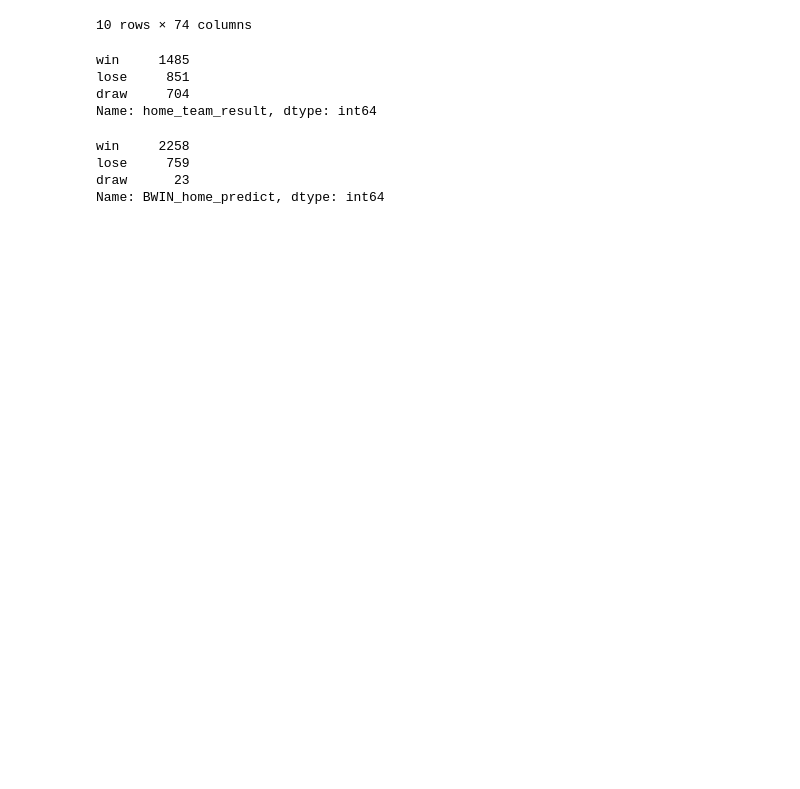
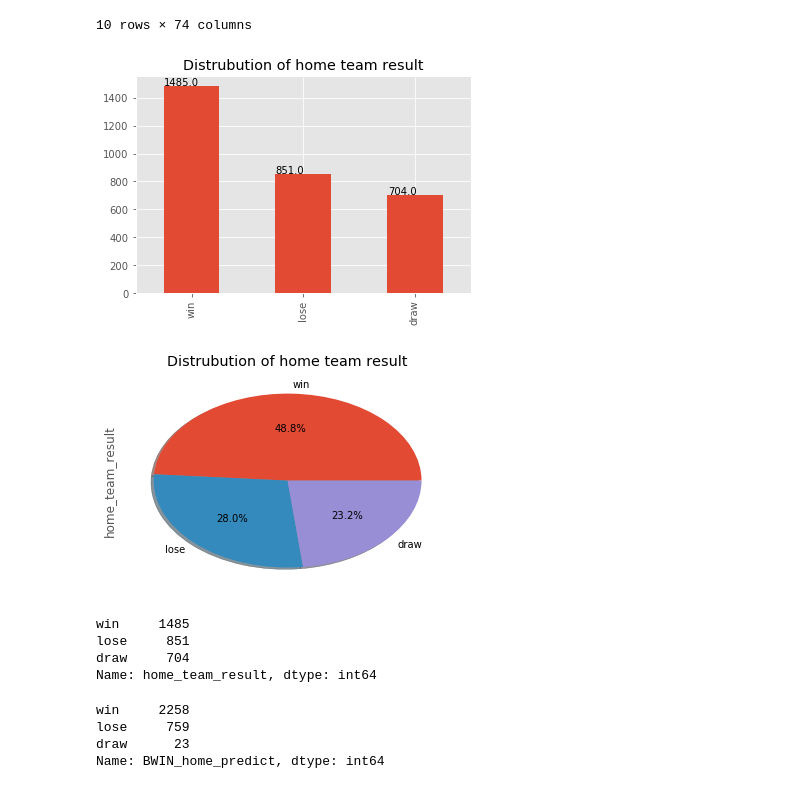
Before and after one commit to psalaberria002/machine-learning, a Jupyter notebook: projects/capstone/laliga_predictions/laliga_predictions.ipynb, the cells around one changed output. Drawn from its saved outputs; the diff is of its cells as text; code cells hidden in the pictures; blank space fills up the shorter version.

Commit message:
Add charts

```diff
--- a/projects/capstone/laliga_predictions/laliga_predictions.ipynb
+++ b/projects/capstone/laliga_predictions/laliga_predictions.ipynb
@@ -258,6 +280,26 @@ full_match_team_features.tail(10)
 | 315 | 2008/2009 | 38 | CD Numancia | Sevilla FC | 0 | 2 | 0 | ... |
 | 698 | 2009/2010 | 38 | Athletic Club de Bilbao | RC Deportivo de La Coruña | 2 | 0 | 1 | ... |
 10 rows × 74 columns
+# %%
+# Distrubution of home team result
+import matplotlib.pyplot as plt
+import matplotlib
+matplotlib.style.use('ggplot')
+
+frequencies_htr=full_match_team_features['home_team_result'].value_counts()
+fig, ax = plt.subplots()
+frequencies_htr.plot(ax=ax, kind='bar')
+for p in ax.patches:
+    ax.annotate(str(p.get_height()), (p.get_x() * 1.005, p.get_height() * 1.005))
+plt.title("Distrubution of home team result")
+
+fig2, ax2 = plt.subplots()
+frequencies_htr.plot.pie(ax=ax2, shadow=True, autopct='%1.1f%%')
+plt.title("Distrubution of home team result")
+plt.show()
+# %% [output]
+[figure, added]
+[figure, added]
 # %%
 # Analyze results and bwin predictions
 print(full_match_team_features['home_team_result'].value_counts())
```
Also changed, not shown: parts of 2 cells of this notebook.
